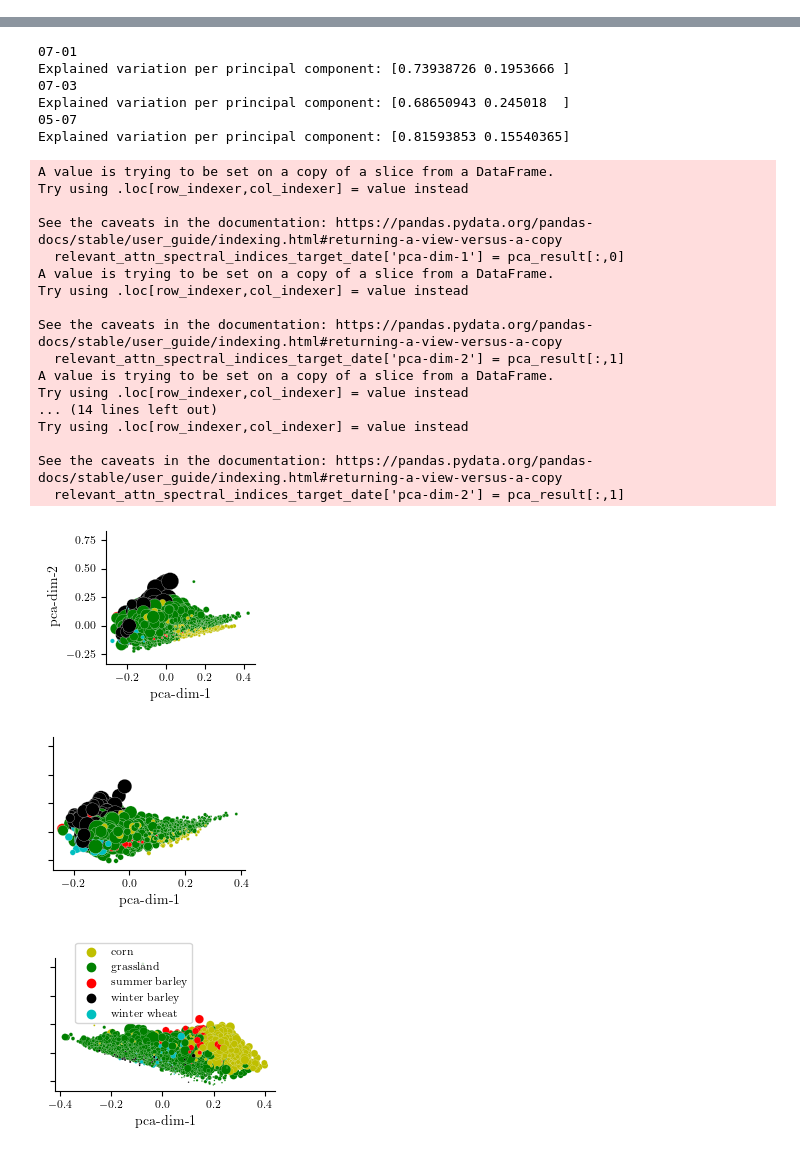
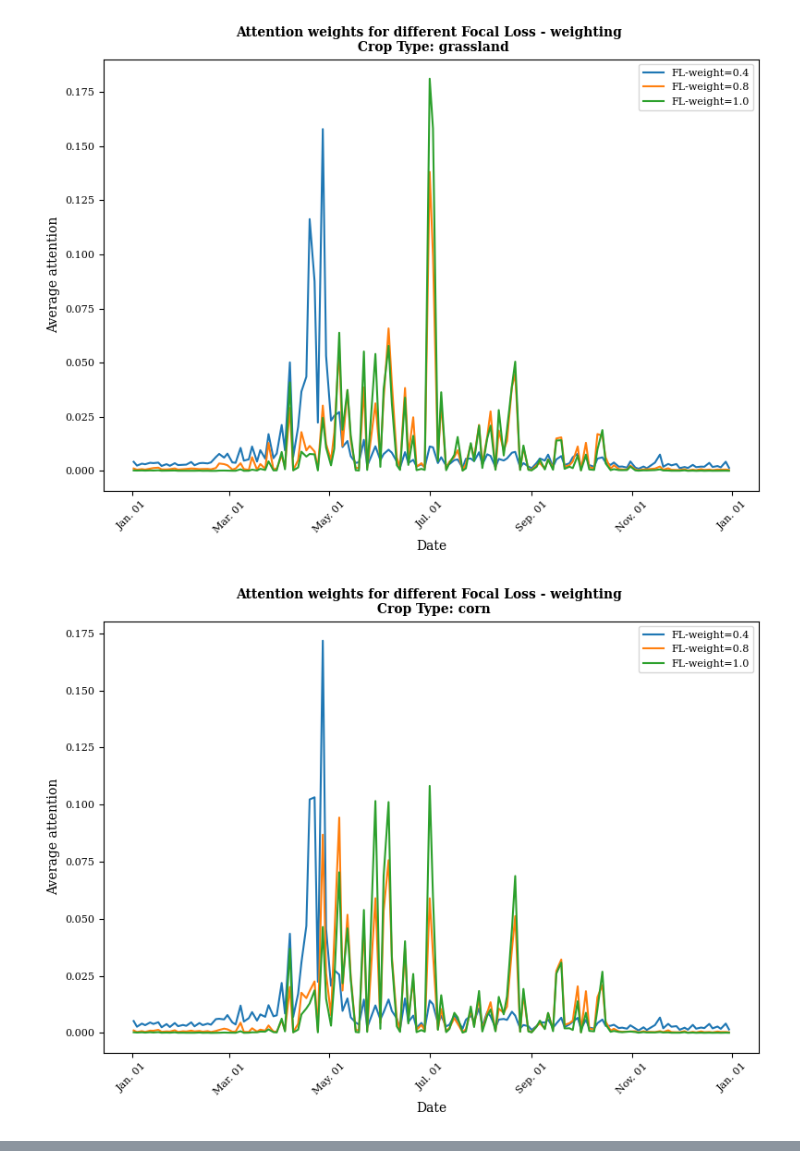
Before and after one commit to IvicaObadic/crop-type-classification-explainability, a Jupyter notebook: notebooks/explaining_attention_weights_patterns.ipynb, the cells around one changed output, grey strips where cells are left out. Saved outputs shown, nothing was run; the diff lists cells and outputs as text; code cells hidden in the pictures.

```diff
--- a/notebooks/explaining_attention_weights_patterns.ipynb
+++ b/notebooks/explaining_attention_weights_patterns.ipynb
@@ -102,0 +129,26 @@ plot_attn_weights(figures_base_path, temporal_attn_date_class_avg,  target_class
+# %%
+if dataset == 'BavarianCrops':
+    num_classes = 12
+    emb_dim = 512
+    num_heads = 64
+    timestamp = '1746782583'
+    target_classes = ["grassland","corn", "summer barley", "winter wheat", "winter barley"]
+elif dataset == 'DENETHOR':
+    num_classes = 9
+    emb_dim = 1024
+    num_heads = 32
+    timestamp = '1748852964'
+    # target_classes = ["wheat", "rye", "barley", "oats", "corn", "root crops"]#, "oil seeds", "meadows", "forage crops"]
+    target_classes = ["meadows", "forage crops", "wheat", "rye", "corn"]#, "oil seeds", "meadows", "forage crops"]
+
+
+if encoder == 'ltae' or encoder == 'ltae_original':
+    attention_head_columns = [f'Attention_H{k+1}' for k in range(num_heads)]
+else:
+    attention_head_columns= attention_head_columns = ['Attention']
+
+
+temporal_attn_weights, temporal_attn_date_class_avg, avg_attention_per_obs_acq_date = get_attn_weights_patterns(base_model_path, "all_dates", timestamp, emb_dim, num_heads, encoder, alpha, target_classes=None, dataset=dataset) # bias=True - 1726567787
+attn_vars = temporal_attn_weights.groupby(["Crop type", "Date"]).std(numeric_only=True).fillna(0).reset_index()
+
+weights_outlinear_per_weight = get_out_weigths_per_attention(base_model_path, "all_dates", timestamp, emb_dim, num_heads, encoder, alpha, dataset=dataset)
@@ -102,0 +452,7 @@ plot_attn_weights(figures_base_path, temporal_attn_date_class_avg,  target_class
+# %%
+TIMESTAMPS = ["1739601552", "1739645135", "1739521676"]
+FL_weights_list=["0.4", "0.8", "1.0"]
+
+temporal_attn_weights_40, temporal_attn_date_class_avg_40, avg_attention_per_obs_acq_date_40 = get_attn_weights_patterns(base_model_path, "all_dates", TIMESTAMPS[0], num_heads, encoder, loss_fn, float(FL_weights_list[0]), target_classes=None, dataset=dataset)
+temporal_attn_weights_80, temporal_attn_date_class_avg_80, avg_attention_per_obs_acq_date_80 = get_attn_weights_patterns(base_model_path, "all_dates", TIMESTAMPS[1], num_heads, encoder, loss_fn, float(FL_weights_list[1]), target_classes=None, dataset=dataset)
+temporal_attn_weights_100, temporal_attn_date_class_avg_100, avg_attention_per_obs_acq_date_100 = get_attn_weights_patterns(base_model_path, "all_dates", TIMESTAMPS[2], num_heads, encoder, loss_fn, float(FL_weights_list[2]), target_classes=None, dataset=dataset)
@@ -102,0 +477,9 @@ plot_attn_weights(figures_base_path, temporal_attn_date_class_avg,  target_class
+# %%
+# target_classes = ["fallow", "grassland", "corn", "summer wheat", "winter wheat", "summer barley", "winter barley", "winter spelt", "winter rye", "summer oat", "winter triticale", "rapeseed"]
+crop_types = ['grassland', 'corn', 'winter barley']
+# TODO: implement for all
+for t_class in crop_types:
+    plot_attn_weights_per_FL(figure_results_path, [temporal_attn_date_class_avg_40, temporal_attn_date_class_avg_80, temporal_attn_date_class_avg_100], FL_weights_list=FL_weights_list, plot_title=f"Attention weights for different Focal Loss - weighting \n Crop Type: {t_class}", target_class=[t_class])
+# %% [output]
+[figure, added]
+[figure, added]
@@ -103,6 +528,6 @@ plot_attn_weights(figures_base_path, temporal_attn_date_class_avg,  target_class
 # %%
 num_dates_to_use = 3
-attn_with_signature = get_attn_and_signature_for_top_n_attention_dates(temporal_attn_weights, spectral_indices, num_dates=num_dates_to_use)
+attn_with_signature = get_attn_and_signature_for_top_n_attention_dates(temporal_attn_weights_100, spectral_indices, num_dates=num_dates_to_use)
 
 #show the dates with highest attention first
 top_attention_dates = sort_by_attention(attn_with_signature)
@@ -158,32 +583,5 @@ for i, target_date in enumerate(top_attention_dates.index):
         fig.legend(legend_handles_sorted, legend_labels_sorted, loc=1, bbox_to_anchor=(0.64, 1.03))
 
     fig.tight_layout()
-    plt.savefig(os.path.join(figures_base_path, 'spectral_reflectances_{}.png'.format(target_date)), dpi=500)
+    plt.savefig(os.path.join(figure_results_path, 'spectral_reflectances_{}.png'.format(target_date)), dpi=500)
-# %% [output]
-07-01
-Explained variation per principal component: [0.73938726 0.1953666 ]
-07-03
-Explained variation per principal component: [0.68650943 0.245018  ]
-05-07
-Explained variation per principal component: [0.81593853 0.15540365]
-A value is trying to be set on a copy of a slice from a DataFrame.
-Try using .loc[row_indexer,col_indexer] = value instead
-
-See the caveats in the documentation: https://pandas.pydata.org/pandas-docs/stable/user_guide/indexing.html#returning-a-view-versus-a-copy
-  relevant_attn_spectral_indices_target_date['pca-dim-1'] = pca_result[:,0]
-A value is trying to be set on a copy of a slice from a DataFrame.
-Try using .loc[row_indexer,col_indexer] = value instead
-
-See the caveats in the documentation: https://pandas.pydata.org/pandas-docs/stable/user_guide/indexing.html#returning-a-view-versus-a-copy
-  relevant_attn_spectral_indices_target_date['pca-dim-2'] = pca_result[:,1]
-A value is trying to be set on a copy of a slice from a DataFrame.
-Try using .loc[row_indexer,col_indexer] = value instead
-... (14 lines left out)
-Try using .loc[row_indexer,col_indexer] = value instead
-
-See the caveats in the documentation: https://pandas.pydata.org/pandas-docs/stable/user_guide/indexing.html#returning-a-view-versus-a-copy
-  relevant_attn_spectral_indices_target_date['pca-dim-2'] = pca_result[:,1]
-[figure, removed]
-[figure, removed]
-[figure, removed]
 # %%
```
Also changed, not shown: parts of 19 cells of this notebook, 31 other files.
